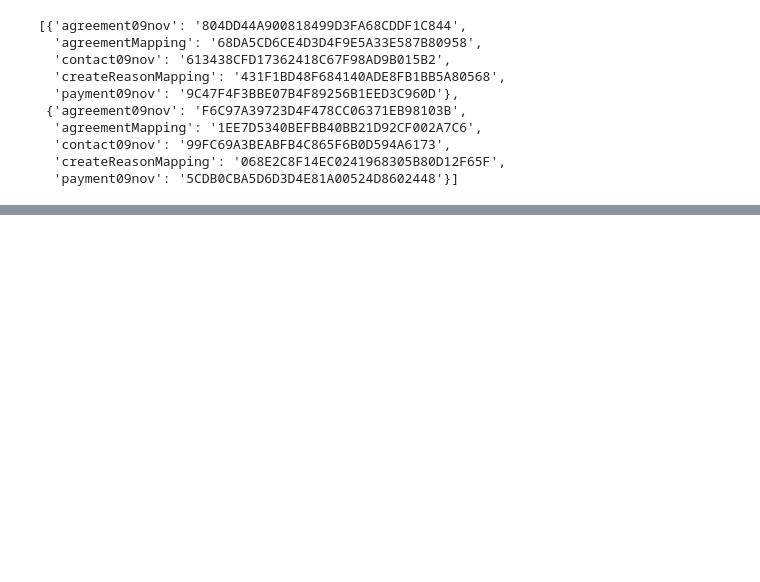
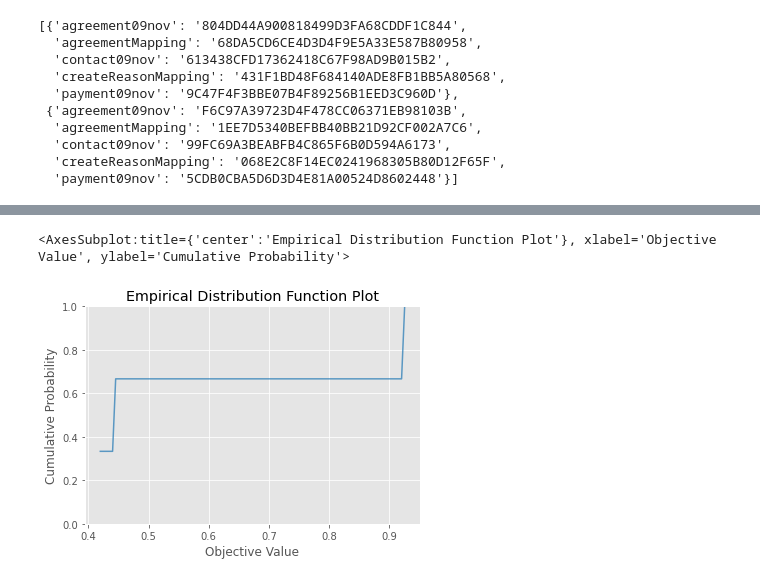
Before and after one commit to secureailabs/Engineering, a Jupyter notebook: Milestone3/orchestrator_scripts/orchestrator_hyperparameter_optimization.ipynb, the cells around one changed output, grey strips where cells are left out. Drawn from its saved outputs; the diff is of its cells as text; code cells hidden in the pictures; blank space fills up the shorter version.

```diff
--- a/Milestone3/orchestrator_scripts/orchestrator_hyperparameter_optimization.ipynb
+++ b/Milestone3/orchestrator_scripts/orchestrator_hyperparameter_optimization.ipynb
@@ -285,0 +275,5 @@ print(f"Optimized parameters: {best_params}\n")
+# %%
+optuna.visualization.matplotlib.plot_edf([study])
+# %% [output]
+<AxesSubplot:title={'center':'Empirical Distribution Function Plot'}, xlabel='Objective Value', ylabel='Cumulative Probability'>
+[figure, added]
```
Also changed, not shown: parts of 15 cells of this notebook.
